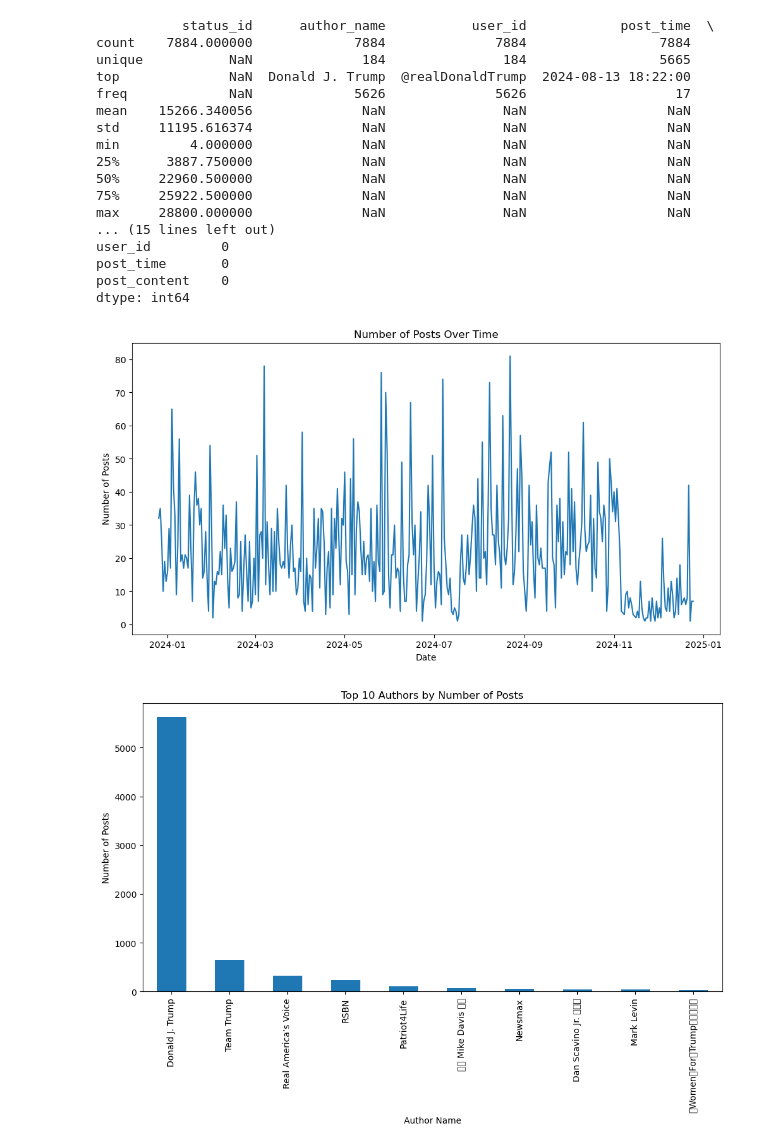
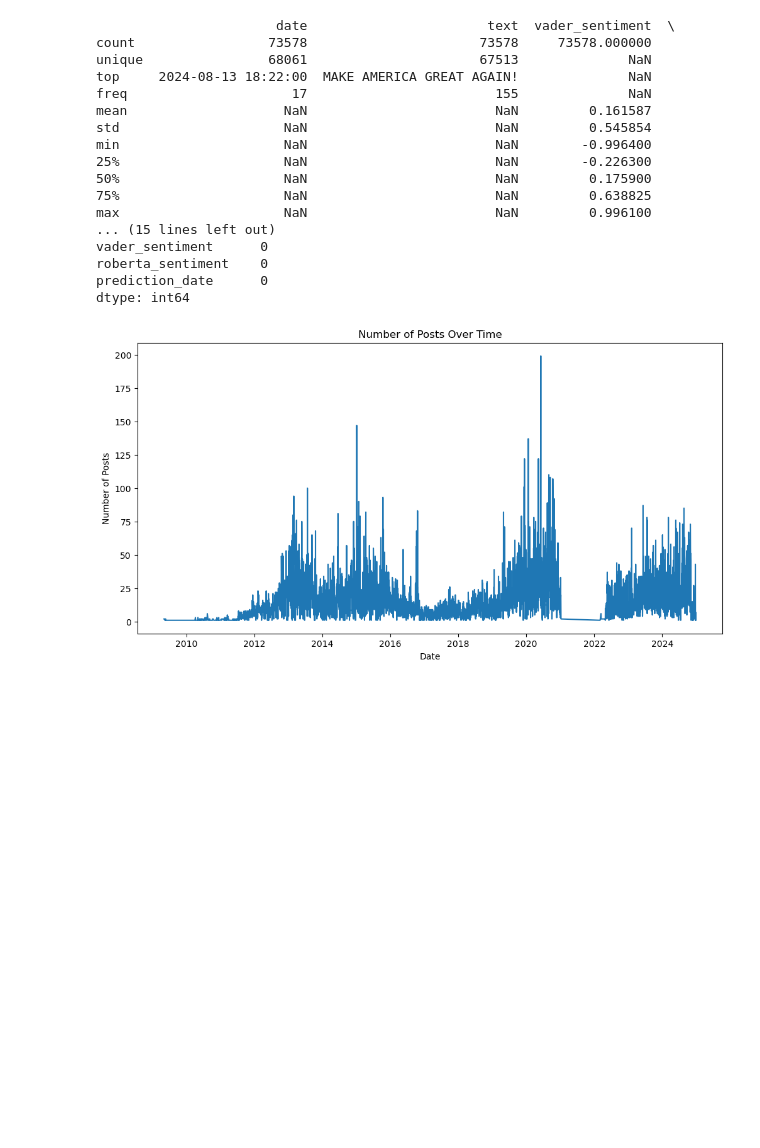
Before and after one commit to PredictNasdaq/main, a Jupyter notebook: 04 EDA.ipynb, the cells around one changed output. Drawn from its saved outputs; the diff is of its cells as text; code cells hidden in the pictures; blank space fills up the shorter version.

```diff
--- a/04 EDA.ipynb
+++ b/04 EDA.ipynb
@@ -2,7 +2,7 @@
 import pandas as pd
 
 # 데이터 불러오기
-data = pd.read_csv('data.csv')
+data = pd.read_csv('data/text_and_sentiment.csv')
 
 # 데이터 확인
 data.head()
@@ -16,43 +16,35 @@ data.head()
 # %%
 # Display basic statistics
 print(data.describe(include='all'))
 
 # Check for missing values
 print(data.isnull().sum())
 
-# Visualize the distribution of 'post_time'
+# Visualize the distribution of 'date'
 import matplotlib.pyplot as plt
 
-data['post_time'] = pd.to_datetime(data['post_time'])
-data['post_time'].dt.date.value_counts().sort_index().plot(kind='line', figsize=(12, 6))
+data['date'] = pd.to_datetime(data['date'])
+data['date'].dt.date.value_counts().sort_index().plot(kind='line', figsize=(12, 6))
 plt.title('Number of Posts Over Time')
 plt.xlabel('Date')
 plt.ylabel('Number of Posts')
 plt.show()
-
-# Visualize the distribution of 'author_name'
-data['author_name'].value_counts().head(10).plot(kind='bar', figsize=(12, 6))
-plt.title('Top 10 Authors by Number of Posts')
-plt.xlabel('Author Name')
-plt.ylabel('Number of Posts')
-plt.show()
 # %% [output]
-           status_id      author_name           user_id            post_time  \
-count    7884.000000             7884              7884                 7884
-unique           NaN              184               184                 5665
-top              NaN  Donald J. Trump  @realDonaldTrump  2024-08-13 18:22:00
-freq             NaN             5626              5626                   17
-mean    15266.340056              NaN               NaN                  NaN
-std     11195.616374              NaN               NaN                  NaN
-min         4.000000              NaN               NaN                  NaN
-25%      3887.750000              NaN               NaN                  NaN
-50%     22960.500000              NaN               NaN                  NaN
-75%     25922.500000              NaN               NaN                  NaN
-max     28800.000000              NaN               NaN                  NaN
+                       date                       text  vader_sentiment  \
+count                 73578                      73578     73578.000000
+unique                68061                      67513              NaN
+top     2024-08-13 18:22:00  MAKE AMERICA GREAT AGAIN!              NaN
+freq                     17                        155              NaN
+mean                    NaN                        NaN         0.161587
+std                     NaN                        NaN         0.545854
+min                     NaN                        NaN        -0.996400
+25%                     NaN                        NaN        -0.226300
+50%                     NaN                        NaN         0.175900
+75%                     NaN                        NaN         0.638825
+max                     NaN                        NaN         0.996100
 ... (15 lines left out)
-user_id         0
-post_time       0
-post_content    0
+vader_sentiment      0
+roberta_sentiment    0
+prediction_date      0
 dtype: int64
-[figure, old version]
+[figure, new version]
-[figure, removed]
```
Also changed, not shown: parts of 1 cell of this notebook, 2 other files.
